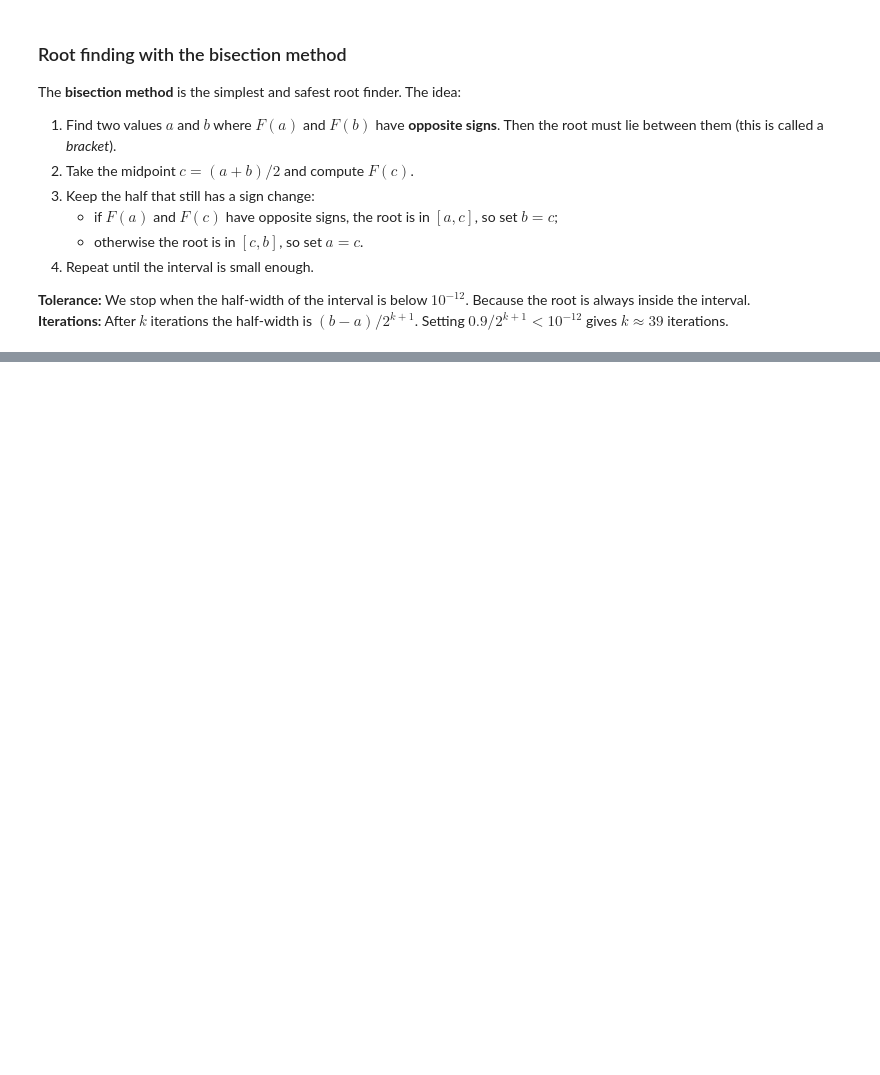
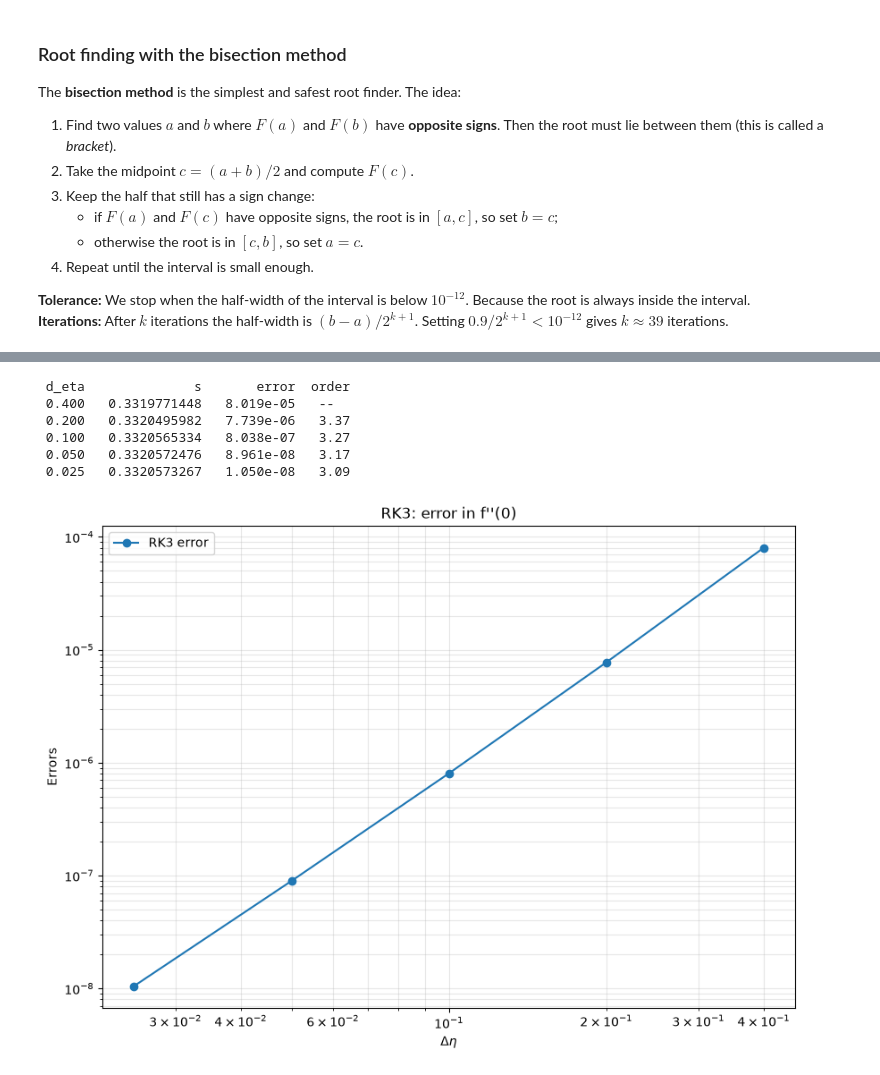
Before and after one commit to Kalyanaraama/AE801_2026, a Jupyter notebook: numode_bvp/Kalyana Raama Bheema- BVP.ipynb, the cells around one changed output, grey strips where cells are left out. Drawn from its saved outputs; the diff is of its cells as text; code cells hidden in the pictures; blank space fills up the shorter version.

Commit message:
Added RK3 and RK4 plots

```diff
--- a/numode_bvp/Kalyana Raama Bheema- BVP.ipynb
+++ b/numode_bvp/Kalyana Raama Bheema- BVP.ipynb
@@ -98,7 +98,7 @@ Let's try trial and error method to see what "shooting" looks like. If
 s is too small, $f'$ ends below 1, if s is too large then $f'$ ends above 1 that implies the correct value of s lies in between
 # %%
 for s_guess in [0.2, 0.3, 0.5, 1]:
-    eta, Y = solve_ivp(s_guess, 0.05, 10, rk4_step)
+    eta, Y = solve_ivp(s_guess, 0.05, 10, rk3_step)
     plt.plot(Y[:, 1], eta, label=f"s = {s_guess}")
 
 plt.axvline(1, color='k', ls='--', lw=1)
@@ -122,6 +122,7 @@ For a guess $s$, the residual measures how badly we miss the far-field condition
 $$F(s;\eta_\infty) = f'(\eta_\infty; s) - 1$$
 The correct $s$ is the **root** of $F(s) = 0$.
 # %%
+eta_inf = 10
 def F(s, h, eta_inf, step):
     eta, Y = solve_ivp(s, h, eta_inf, step)
     return Y[-1, 1] - 1.0          # f'(eta_inf) - 1
@@ -144,8 +145,7 @@ def bisection(h, eta_inf, step, a=0.2, b=1.0, tol=1e-12):
     Fa = F(a, h, eta_inf, step)
     Fb = F(b, h, eta_inf, step)
     if Fa * Fb > 0:
-        raise ValueError("F(a) and F(b) have the same sign: no bracket")
-    it = 0
+        raise ValueError("F(a) and F(b) have the same sign")
     while (b - a) / 2 > tol:
         c = (a + b) / 2
         Fc = F(c, h, eta_inf, step)
@@ -153,5 +153,4 @@ def bisection(h, eta_inf, step, a=0.2, b=1.0, tol=1e-12):
             b = c
         else:                # root is in [c, b]
             a, Fa = c, Fc
-        it += 1
-    return (a + b) / 2, it
+    return (a + b) / 2
@@ -157,0 +165,3 @@ def bisection(h, eta_inf, step, a=0.2, b=1.0, tol=1e-12):
+# %%
+sref = bisection(0.001, eta_inf, rk3_step)
+print(f"reference value for s = {sref}")
@@ -157,0 +180,32 @@ def bisection(h, eta_inf, step, a=0.2, b=1.0, tol=1e-12):
+# %%
+hs = [0.4, 0.2, 0.1, 0.05, 0.025]
+
+def order(step, name, p):
+    errs = []
+    print(f"{'d_eta':>6} {'s':>14} {'error':>11} {'order':>6}")
+    for i, h in enumerate(hs):
+        s = bisection(h, eta_inf, step)
+        errs.append(abs(s - sref))
+        if i == 0:
+            order = "  --"
+        else:
+            order = f"{np.log(errs[i-1] / errs[i]) / np.log(2):6.2f}"
+        print(f"{h:6.3f} {s:14.10f} {errs[i]:11.3e} {order}")
+
+    plt.figure(figsize=(10, 7))
+    plt.loglog(hs, errs, 'o-', label=f'{name} error')
+    plt.xlabel(r'$\Delta\eta$'); plt.ylabel(r'Errors')
+    plt.title(f'{name}: error in f\'\'(0)')
+    plt.legend()
+    plt.grid(True, which='both', alpha=0.3)
+    plt.show()
+
+order(rk3_step, 'RK3', 3)
+# %% [output]
+ d_eta              s       error  order
+ 0.400   0.3319771448   8.019e-05   --
+ 0.200   0.3320495982   7.739e-06   3.37
+ 0.100   0.3320565334   8.038e-07   3.27
+ 0.050   0.3320572476   8.961e-08   3.17
+ 0.025   0.3320573267   1.050e-08   3.09
+[figure, added]
```
Also changed, not shown: parts of 10 cells of this notebook.
